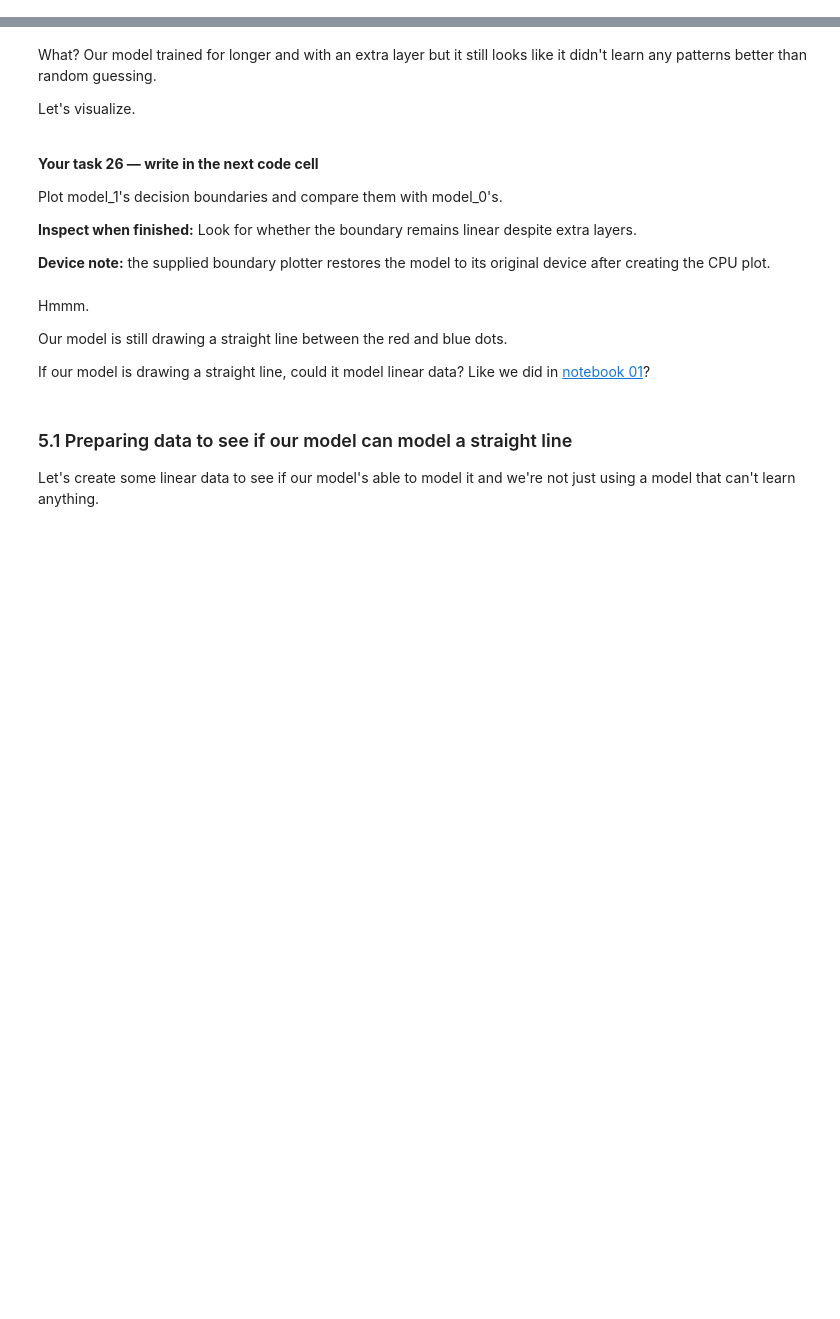
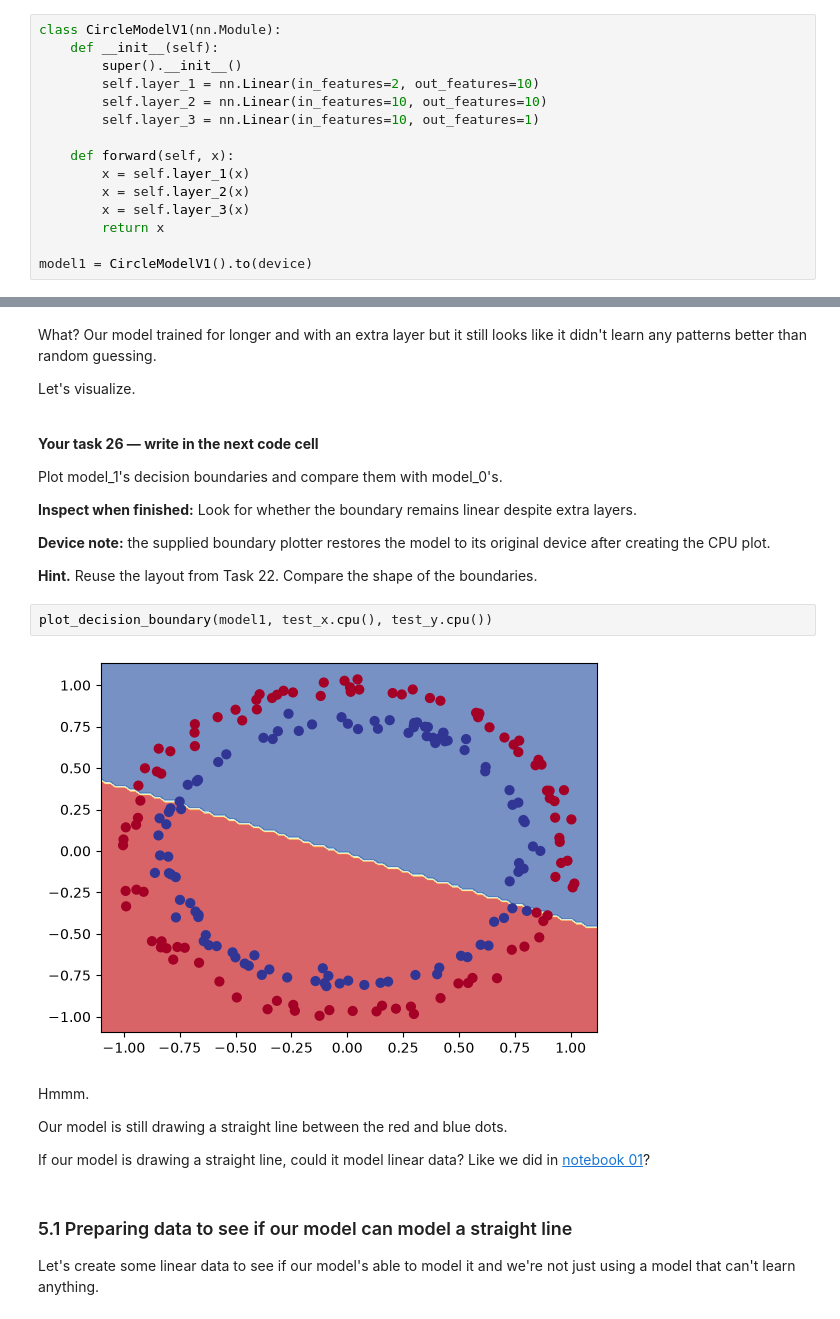
Before and after one commit to GyDeen/PyTorch-DeepLearning, a Jupyter notebook: 02_pytorch_classification.ipynb, the cells around one changed output, grey strips where cells are left out. Drawn from its saved outputs; the diff is of its cells as text; blank space fills up the shorter version.

Commit message:
02_notebook non linearality

```diff
--- a/02_pytorch_classification.ipynb
+++ b/02_pytorch_classification.ipynb
@@ -997,3 +1079,18 @@ Define CircleModelV1 with Linear layers 2 to 10, 10 to 10, and 10 to 1, still wi
+# %%
+class CircleModelV1(nn.Module):
+    def __init__(self):
+        super().__init__()
+        self.layer_1 = nn.Linear(in_features=2, out_features=10)
+        self.layer_2 = nn.Linear(in_features=10, out_features=10)
+        self.layer_3 = nn.Linear(in_features=10, out_features=1)
+
+    def forward(self, x):
+        x = self.layer_1(x)
+        x = self.layer_2(x)
+        x = self.layer_3(x)
+        return x
+
+model1 = CircleModelV1().to(device)
 # %% [markdown]
 Now we've got a model, we'll recreate a loss function and optimizer instance, using the same settings as before.
 # %% [markdown]
@@ -1030,6 +1153,12 @@ Plot model_1's decision boundaries and compare them with model_0's.
 **Inspect when finished:** Look for whether the boundary remains linear despite extra layers.
 
 **Device note:** the supplied boundary plotter restores the model to its original device after creating the CPU plot.
+
+**Hint.** Reuse the layout from Task 22. Compare the shape of the boundaries.
+# %%
+plot_decision_boundary(model1, test_x.cpu(), test_y.cpu())
+# %% [output]
+[figure, added]
 # %% [markdown]
 Hmmm.
 
```
Also changed, not shown: parts of 71 cells of this notebook, 1 other file.
